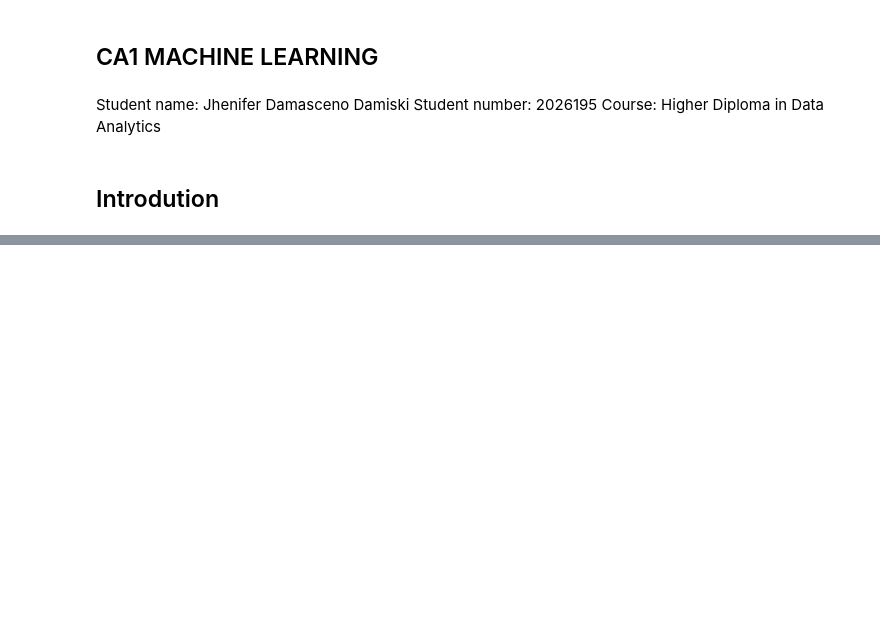
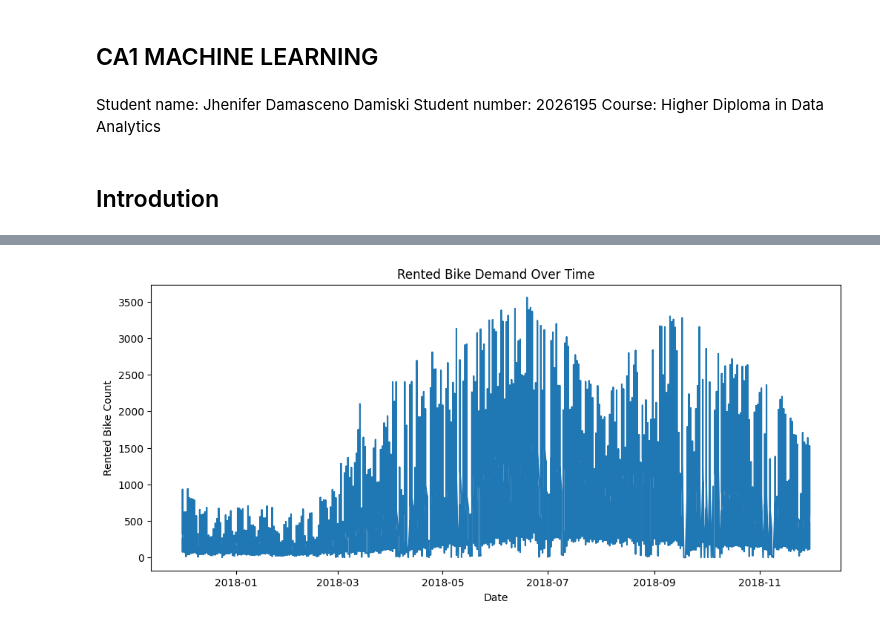
Before and after one commit to JheniferDamiski/CA1-Machine-Learning-for-Business-Git, a Jupyter notebook: Untitled.ipynb, the cells around one changed output, grey strips where cells are left out. Cells and saved outputs as stored; diff of their text form; code cells hidden in the pictures; blank space fills up the shorter version.

```diff
--- a/Untitled.ipynb
+++ b/Untitled.ipynb
@@ -23,0 +154,9 @@ df.head()
+# %%
+plt.figure(figsize=(12, 5))
+plt.plot(df["Date"], df["Rented Bike Count"])
+plt.title("Rented Bike Demand Over Time")
+plt.xlabel("Date")
+plt.ylabel("Rented Bike Count")
+plt.show()
+# %% [output]
+[figure, added]
```
Also changed, not shown: parts of 23 cells of this notebook, 1 other file.
